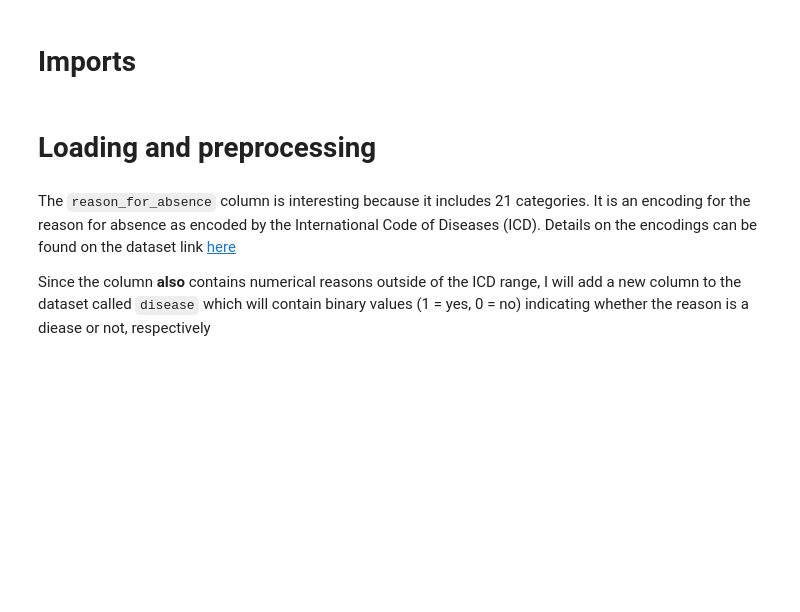
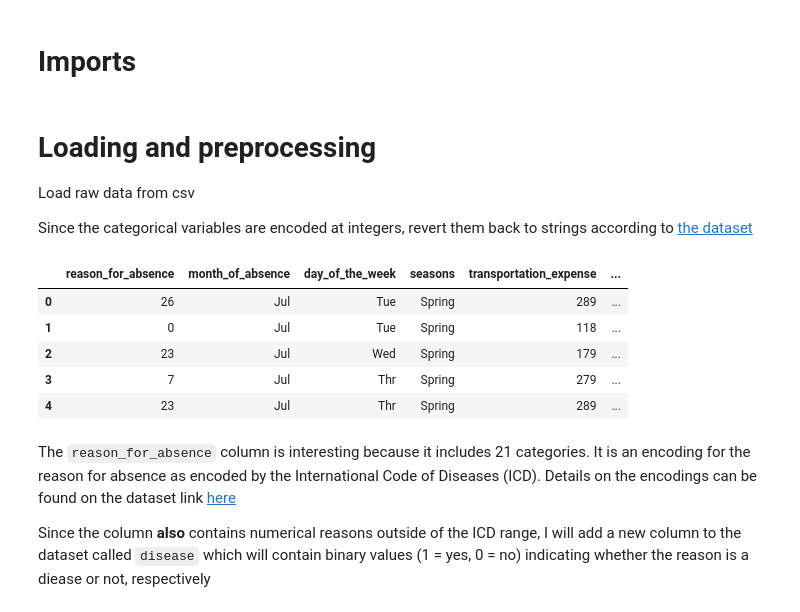
Before and after one commit to eric-sclafani/cse564, a Jupyter notebook: project1/preprocess_data.ipynb, the cells around one changed output. Cells and saved outputs as stored; diff of their text form; code cells hidden in the pictures; blank space fills up the shorter version.

```diff
--- a/project1/preprocess_data.ipynb
+++ b/project1/preprocess_data.ipynb
@@ -10,28 +10,52 @@ import pandas as pd
 pio.templates.default = "seaborn"
 # %% [markdown]
 # Loading and preprocessing
+
+Load raw data from csv
+
+Since the categorical variables are encoded at integers, revert them back to strings according to [the dataset](https://archive.ics.uci.edu/ml/datasets/Absenteeism+at+work)
 # %%
 
-df = pd.read_csv("data/raw/absenteeism_at_work_raw.csv")
 
-def rename_num_column(num_list, str_list):
+
+df = pd.read_csv("data/raw/absenteeism_at_work_raw.csv", index_col=False)
+
+def rename_num_column(num_list, str_list) -> dict[int, str]:
     return {num:string for num, string in zip(num_list, str_list)}
 
 new_months = rename_num_column([1,2,3,4,5,6,7,8,9,10,11,12, 0],["Jan", "Feb", "Mar", "Apr", "May", "Jun", "Jul", "Aug", "Sep", "Oct", "Nov", "Dec", "Unkown"])
 new_days = rename_num_column([2,3,4,5,6], ["Mon", "Tue", "Wed", "Thr", "Fri"])
 new_seasons = rename_num_column([1,2,3,4], ["Spring", "Summer", "Fall", "Winter"])
 new_education = rename_num_column([1,2,3,4], ["h_school", "graduate", "postgrad", "master_phd"])
 new_binary_yes_no = rename_num_column([0,1], ["no", "yes"])
 
 df["Month of absence"] = df["Month of absence"] .apply(lambda x: new_months[x])
 df["Day of the week"] = df["Day of the week"].apply(lambda x: new_days[x])
 df["Seasons"] = df["Seasons"].apply(lambda x: new_seasons[x])
 df["Education"] = df["Education"].apply(lambda x: new_education[x])
 df["Disciplinary failure"] = df["Disciplinary failure"].apply(lambda x: new_binary_yes_no[x])
 df["Social drinker"] = df["Social drinker"].apply(lambda x: new_binary_yes_no[x])
 df["Social smoker"] = df["Social smoker"].apply(lambda x: new_binary_yes_no[x])
 
 df.columns = df.columns.str.lower().str.replace(" ", "_")
+del df["id"]
+df.rename(columns={"reason_for_absence":"absence_reason",
+           "month_of_absence": "month",
+           "day_of_absence":"day",
+           "day_of_the_week":"day_of_week",
+           "distance_from_residence_to_work": "dist_to_work",
+           "work_load_average/day_":"avg_work_load_per_day",
+           "disciplinary_failure": "disc_failure",
+           "son":"num_children",
+           "absenteeism_time_in_hours":"hours_absent"},
+          inplace=True)
+# %% [output]
+|  | reason_for_absence | month_of_absence | day_of_the_week | seasons | transportation_expense | ... |
+| 0 | 26 | Jul | Tue | Spring | 289 | ... |
+| 1 | 0 | Jul | Tue | Spring | 118 | ... |
+| 2 | 23 | Jul | Wed | Spring | 179 | ... |
+| 3 | 7 | Jul | Thr | Spring | 279 | ... |
+| 4 | 23 | Jul | Thr | Spring | 289 | ... |
 # %% [markdown]
 The `reason_for_absence` column is interesting because it includes 21 categories. It is an encoding for the reason for absence as encoded by the International Code of Diseases (ICD). Details on the encodings can be found on the dataset link [here](https://archive.ics.uci.edu/ml/datasets/Absenteeism+at+work)
 
```
Also changed, not shown: parts of 4 cells of this notebook, 4 other files.
